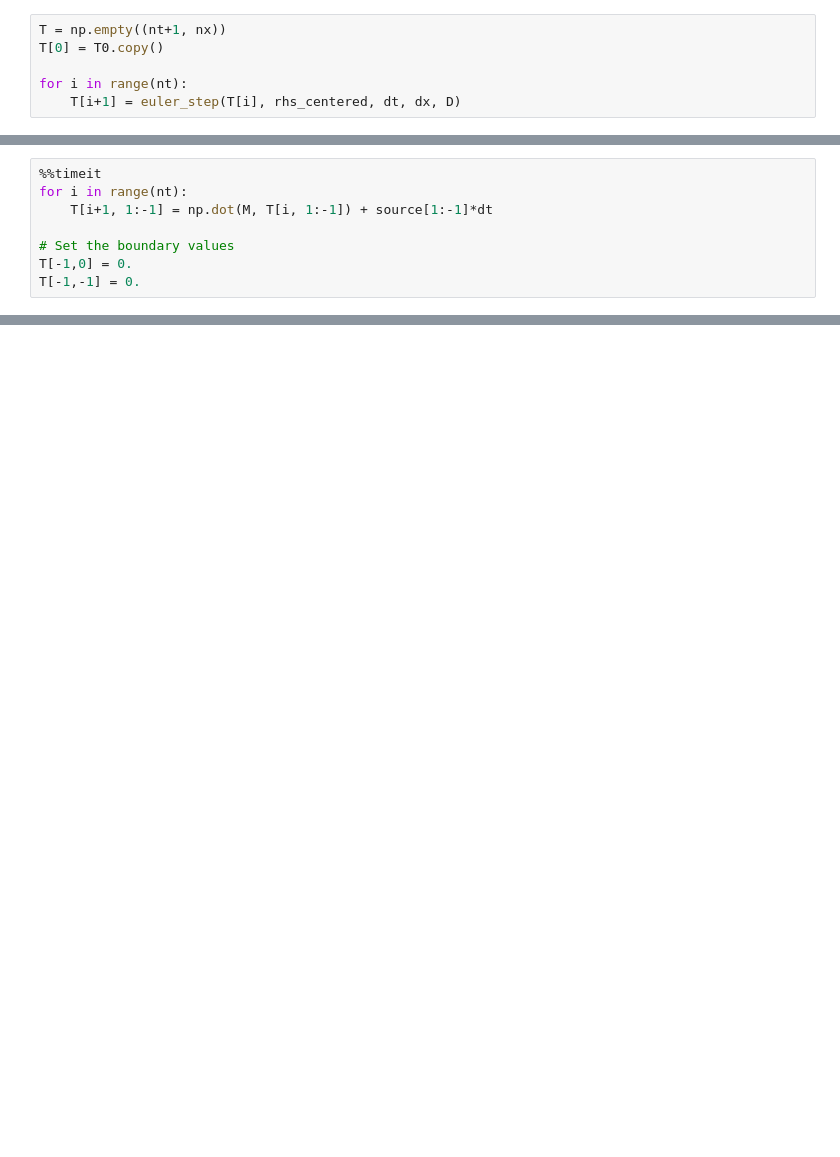
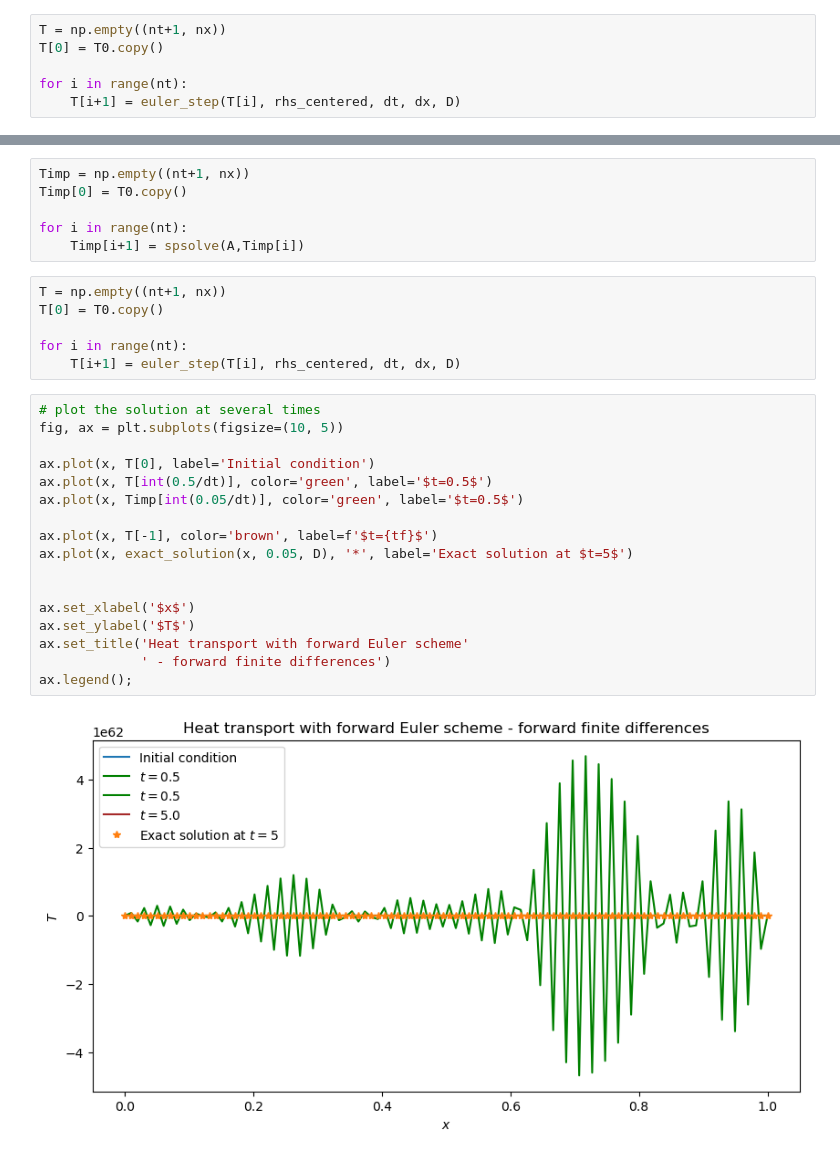
Before and after one commit to jmfullana/CalcSci, a Jupyter notebook: TP5/TP5.ipynb, the cells around one changed output, grey strips where cells are left out. Drawn from its saved outputs; the diff is of its cells as text; blank space fills up the shorter version.

```diff
--- a/TP5/TP5.ipynb
+++ b/TP5/TP5.ipynb
@@ -471,8 +273,0 @@ T[0] = T0.copy()         # Set the initial condition
-# %%
-%%timeit
-for i in range(nt):
-    T[i+1, 1:-1] = np.dot(M, T[i, 1:-1]) + source[1:-1]*dt
-
-# Set the boundary values
-T[-1,0] = 0.
-T[-1,-1] = 0.
@@ -562,0 +403,31 @@ print(x)
+# %%
+Timp = np.empty((nt+1, nx))
+Timp[0] = T0.copy()
+
+for i in range(nt):
+    Timp[i+1] = spsolve(A,Timp[i])
+# %%
+T = np.empty((nt+1, nx))
+T[0] = T0.copy()
+
+for i in range(nt):
+    T[i+1] = euler_step(T[i], rhs_centered, dt, dx, D)
+# %%
+# plot the solution at several times
+fig, ax = plt.subplots(figsize=(10, 5))
+
+ax.plot(x, T[0], label='Initial condition')
+ax.plot(x, T[int(0.5/dt)], color='green', label='$t=0.5$')
+ax.plot(x, Timp[int(0.05/dt)], color='green', label='$t=0.5$')
+
+ax.plot(x, T[-1], color='brown', label=f'$t={tf}$')
+ax.plot(x, exact_solution(x, 0.05, D), '*', label='Exact solution at $t=5$')
+
+
+ax.set_xlabel('$x$')
+ax.set_ylabel('$T$')
+ax.set_title('Heat transport with forward Euler scheme'
+             ' - forward finite differences')
+ax.legend();
+# %% [output]
+[figure, added]
```
Also changed, not shown: parts of 69 cells of this notebook.
